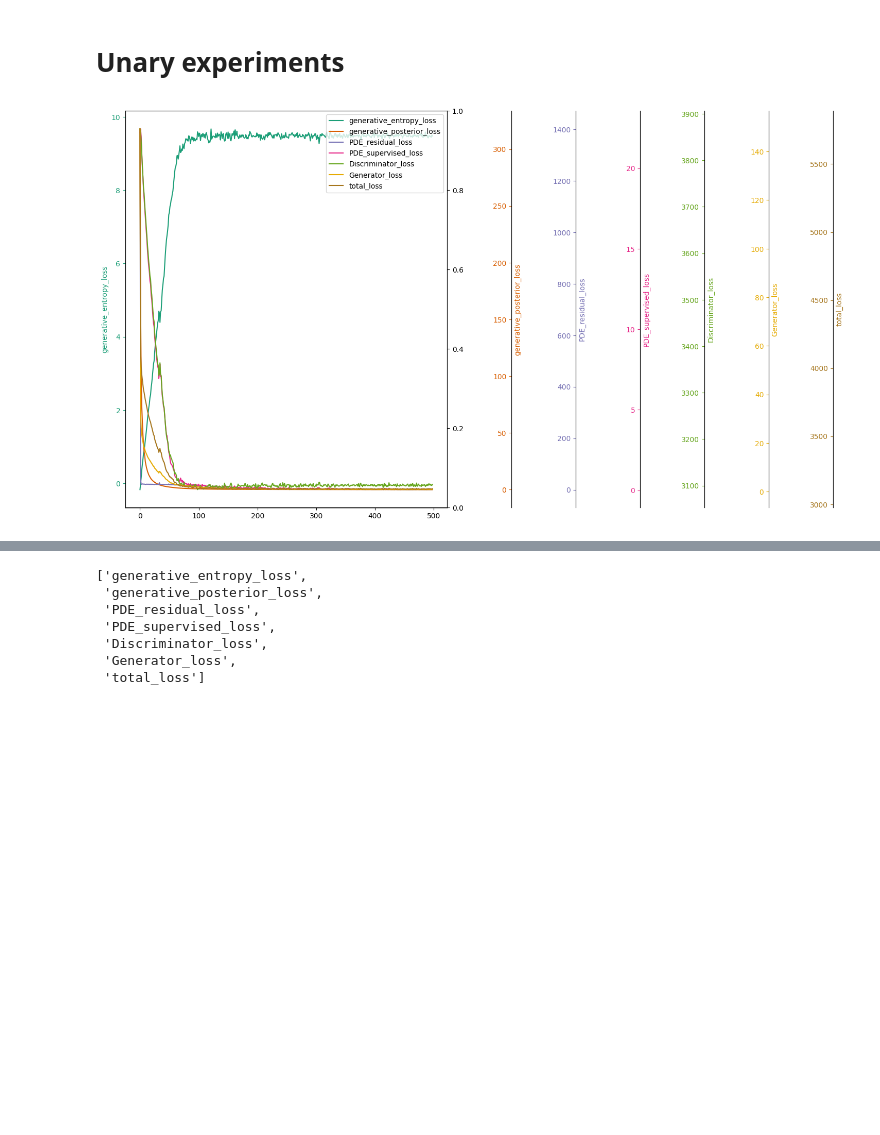
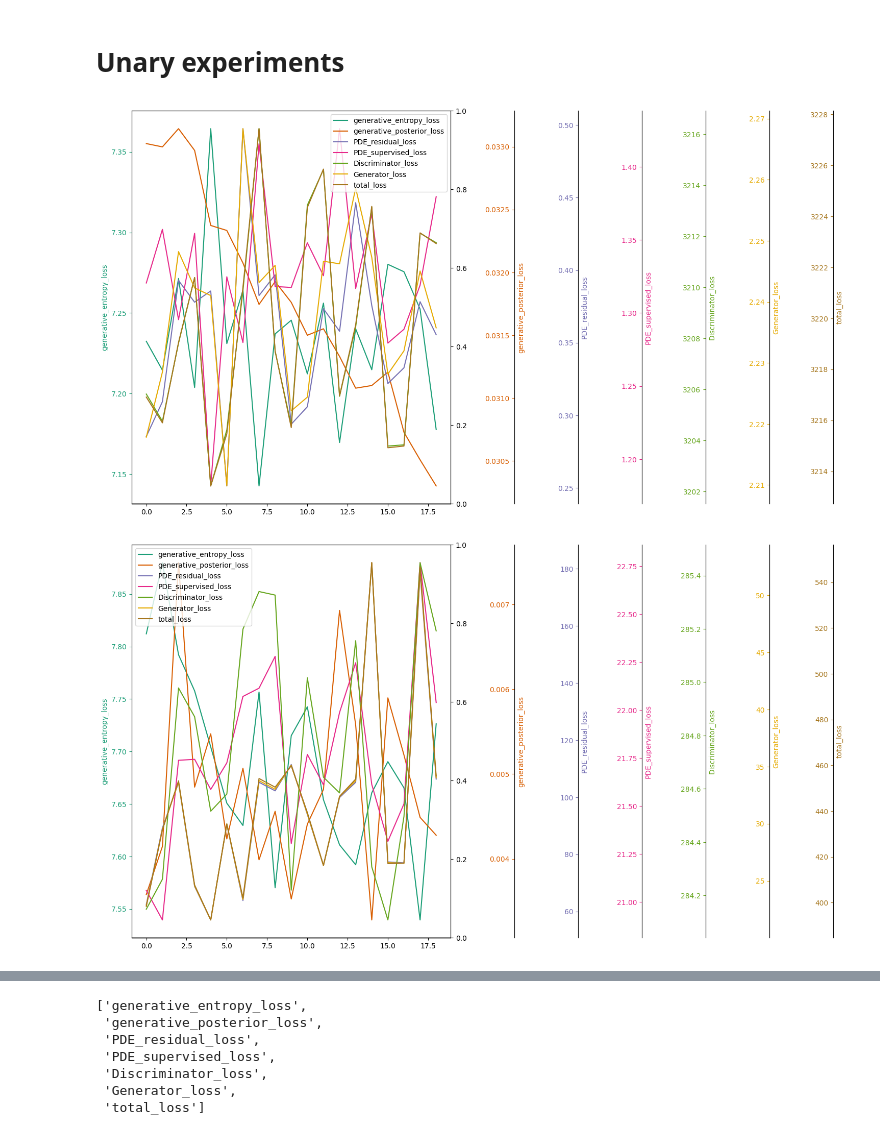
Before and after one commit to grmc1999/PhysicsSimulationDeepLearning, a Jupyter notebook: Notebooks/Result_analysis.ipynb, the cells around one changed output, grey strips where cells are left out. Cells and saved outputs as stored; diff of their text form; code cells hidden in the pictures; blank space fills up the shorter version.

```diff
--- a/Notebooks/Result_analysis.ipynb
+++ b/Notebooks/Result_analysis.ipynb
@@ -48,13 +48,20 @@ GAN_PI_LL_s20
 root="../Exps/GAN_PI"
 #root="../Exps/Data_sensibility_exps/GAN_PI"
 # %%
-model_id="GAN_PI_LL_s10_PDELL_D_os_3_G_os_5"
-model_id="GAN_PI_PointNet_LL_s10_PDELL"
+#model_id="GAN_PI_LL_s10_PDELL_D_os_3_G_os_5"
+#model_id="GAN_PI_PointNet_LL_s10_PDELL"
+#model_id="GAN_PI_PointNet_LL_PDELL_G_PointN_D_MLP"
+#model_id="GAN_PI_PointNet_LL_PDELL_D1_G1"
+model_id="GAN_PI_PointNet_LL_r10_PDELL"
+model_id="GAN_PI__MultiP20_PointNet_LL_PDELL"
 hist=np.load(os.path.join(root,model_id,"loss_results.npy"),allow_pickle=True)
 hist=hist.tolist()
 # %%
 
 #plt.plot(step_loss["PDE_supervised_loss"][-100:])
+
+inidx_1=-20
+inidx_2=-1
 
 step_loss={}
 for k in hist[1]["train"]["generative_losses"][0].keys():
@@ -62,38 +69,73 @@ for k in hist[1]["train"]["generative_losses"][0].keys():
         reduce(lambda x,y:x+y,list(b[k] for b in hist[ep]["train"]["generative_losses"])) for ep in hist.keys()
     )
 
-inidx_1=0
-inidx_2=-1
 fig,axs=plt.subplots(figsize=(10,10))
 fig.subplots_adjust(right=0.75)
 t_lines=[]
 axss=[axs]
 colors = mpl.colormaps['Dark2'].colors
 
 for i,(k,color) in enumerate(zip(step_loss.keys(),colors)):
 
     if i>0:
         axs.spines.left.set_position(("axes",1.0 + i*0.2))
         axs.spines.right.set_position(("axes",1.0 + i*0.2))
         axs.spines.top.set_position(("axes",1.0 + i*0.2))
     line=axs.plot(np.arange(len(step_loss[k][inidx_1:inidx_2])),step_loss[k][inidx_1:inidx_2],color=color,label=k)
     t_lines.append(line)
     axs=axs.twinx()
     axss.append(axs)
 
 
 for line,axs,label,color in zip(t_lines,axss,step_loss.keys(),colors):
     axs.yaxis.label.set_color(color)
     axs.set(ylabel=label)
     axs.tick_params(axis='y', colors=color)
 
 
 t_lines=reduce(lambda x,y:x+y,t_lines)
 axs.legend(t_lines,[l.get_label() for l in t_lines])
 
 plt.show()
+
+
+step_loss={}
+for k in hist[1]["test"]["generative_losses"][0].keys():
+    step_loss[k]=list(
+        reduce(lambda x,y:x+y,list(b[k] for b in hist[ep]["test"]["generative_losses"])) for ep in hist.keys()
+    )
+
+fig,axs=plt.subplots(figsize=(10,10))
+fig.subplots_adjust(right=0.75)
+t_lines=[]
+axss=[axs]
+colors = mpl.colormaps['Dark2'].colors
+
+for i,(k,color) in enumerate(zip(step_loss.keys(),colors)):
+
+    if i>0:
+        axs.spines.left.set_position(("axes",1.0 + i*0.2))
+        axs.spines.right.set_position(("axes",1.0 + i*0.2))
+        axs.spines.top.set_position(("axes",1.0 + i*0.2))
+    line=axs.plot(np.arange(len(step_loss[k][inidx_1:inidx_2])),step_loss[k][inidx_1:inidx_2],color=color,label=k)
+    t_lines.append(line)
+    axs=axs.twinx()
+    axss.append(axs)
+
+
+for line,axs,label,color in zip(t_lines,axss,step_loss.keys(),colors):
+    axs.yaxis.label.set_color(color)
+    axs.set(ylabel=label)
+    axs.tick_params(axis='y', colors=color)
+
+
+t_lines=reduce(lambda x,y:x+y,t_lines)
+axs.legend(t_lines,[l.get_label() for l in t_lines])
+
+plt.show()
 # %% [output]
-[figure, old version]
+[figure, new version]
+[figure, added]
 # %%
 step_loss_train={}
 step_loss_test={}
```
Also changed, not shown: parts of 7 cells of this notebook, 3 other files.
